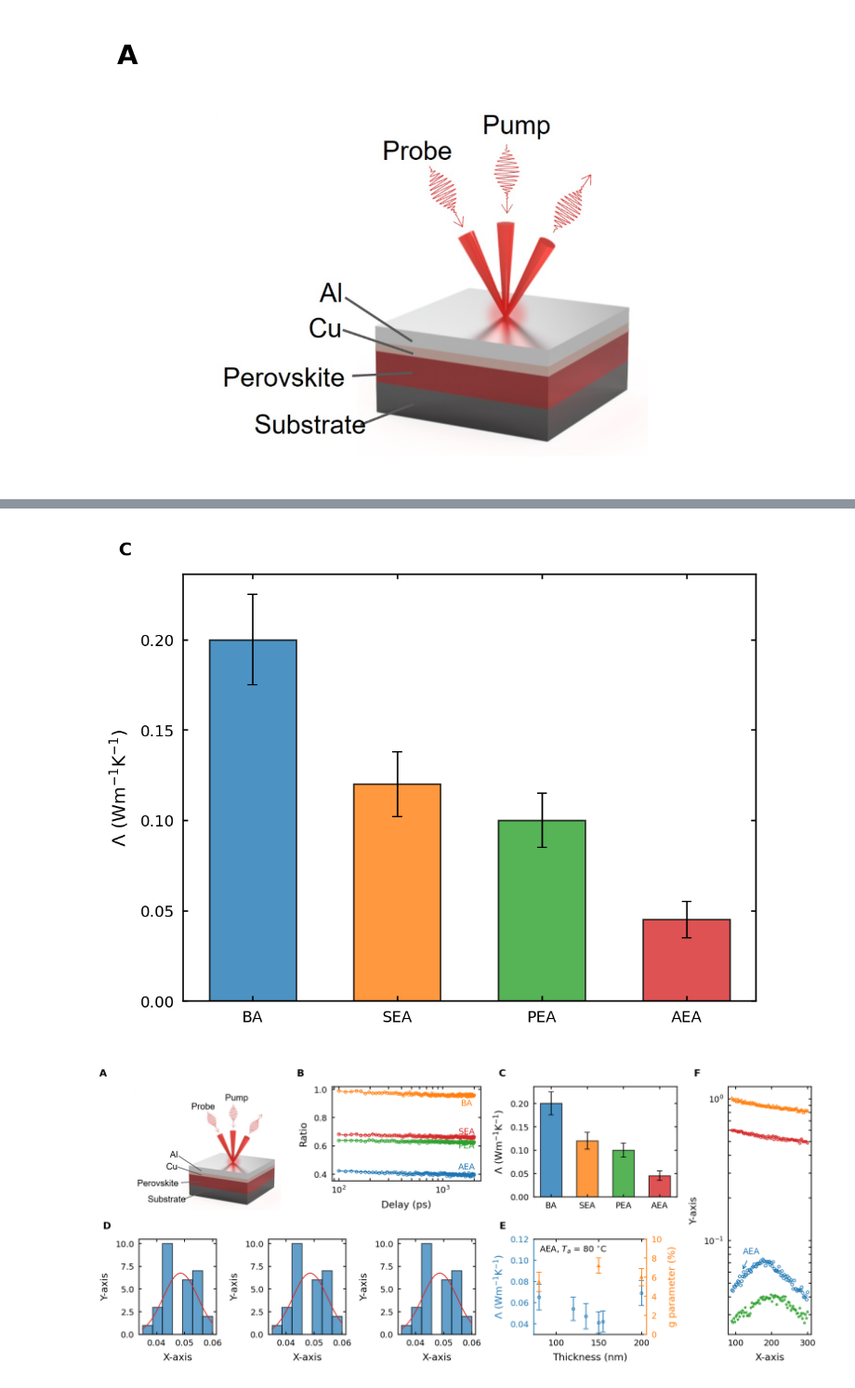
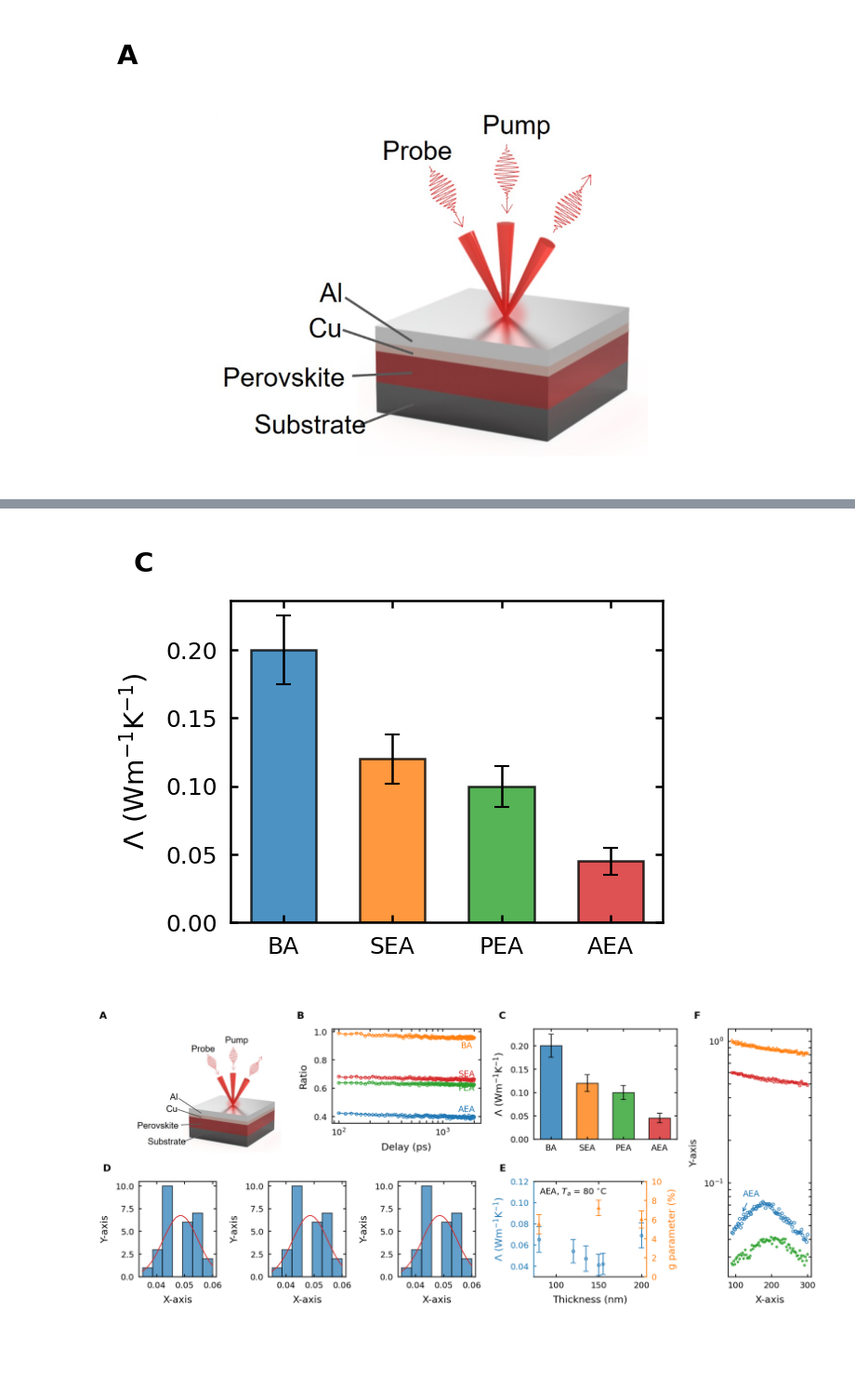
Before and after one commit to ab-zarif-razin/figure-template, a Jupyter notebook: Example/example_figure_panel.ipynb, the cells around one changed output, grey strips where cells are left out. Shown at 93% size. Cells and saved outputs as stored; diff of their text form; code cells hidden in the pictures; blank space fills up the shorter version.

```diff
--- a/Example/example_figure_panel.ipynb
+++ b/Example/example_figure_panel.ipynb
@@ -280,20 +280,20 @@ drawfigureD(plt.figure(figsize=(4,3)))
 # %%
 def drawfigureC(fig):
     #------------------------- Loading data from CSV files ===========================================
     x, y, y_err = np.loadtxt('./FigureC/bar_extracted.csv', delimiter=',', skiprows=1, unpack=True, dtype='object')
     y = y.astype(float)
     y_err = y_err.astype(float)
 
     ax = fig.subplots(1,1)
     ax.bar(x, y, yerr=y_err,color=['C0','C1', 'C2', 'C3'], alpha=0.8, edgecolor='black', width=0.6)
     ax.set_xlabel('')
     ax.set_ylabel('$\\Lambda$ (Wm$^{-1}$K$^{-1}$)')
     ax.tick_params(direction='in', top=True, right=True)
     # ax.text(0.5, 1.05, 'Bar Plot', ha='center', va='center')
     letter_annotation(ax, 'C')
-drawfigureC(plt.figure(figsize=(4,3)))
+drawfigureC(plt.figure(figsize=(2,1.5)))
 # %% [output]
-[figure, old version]
+[figure, new version]
 # %%
 figpanel = plt.figure(figsize=(7.2,3.0),constrained_layout=True)
 
```
Also changed, not shown: parts of 4 cells of this notebook, 2 other files.
